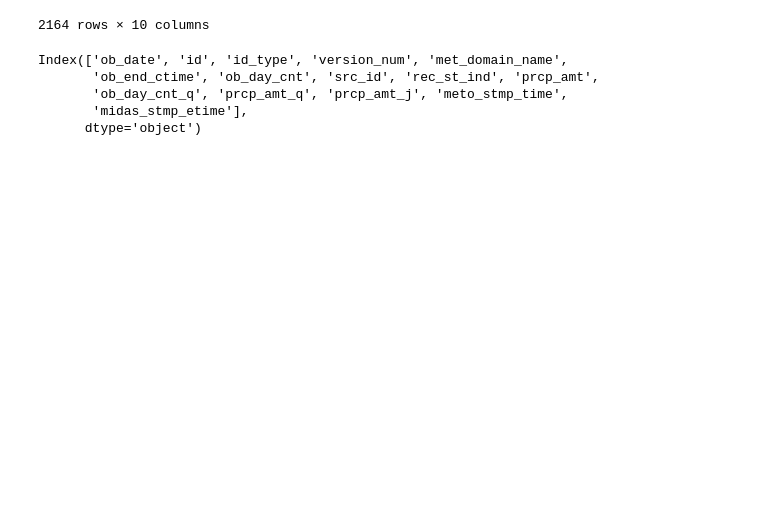
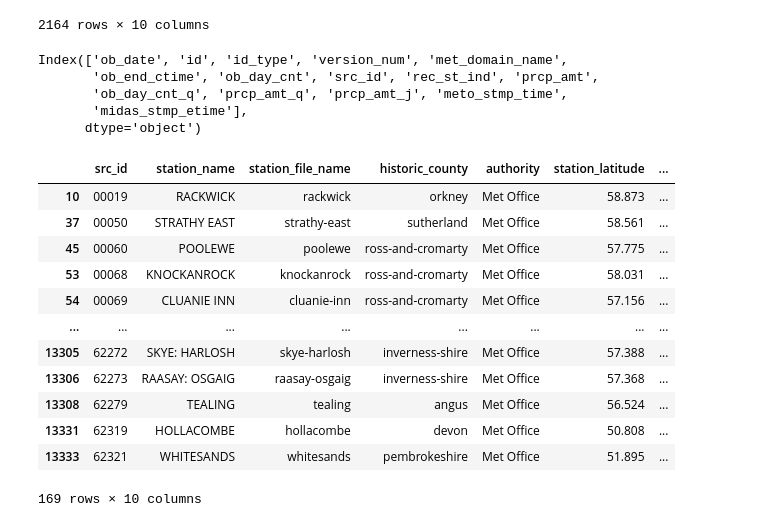
Before and after one commit to shakurahmadd/epoch, a Jupyter notebook: ingestion/ingestion.ipynb, the cells around one changed output. Cells and saved outputs as stored; diff of their text form; code cells hidden in the pictures; blank space fills up the shorter version.

```diff
--- a/ingestion/ingestion.ipynb
+++ b/ingestion/ingestion.ipynb
@@ -208,3 +208,20 @@ Index(['ob_date', 'id', 'id_type', 'version_num', 'met_domain_name',
        'ob_day_cnt_q', 'prcp_amt_q', 'prcp_amt_j', 'meto_stmp_time',
        'midas_stmp_etime'],
       dtype='object')
+# %%
+rain_df = rain_df[rain_df['src_id'].isin(meta_data_pd['src_id'])]
+rain_df
+# %% [output]
+|  | src_id | station_name | station_file_name | historic_county | authority | station_latitude | ... |
+| 10 | 00019 | RACKWICK | rackwick | orkney | Met Office | 58.873 | ... |
+| 37 | 00050 | STRATHY EAST | strathy-east | sutherland | Met Office | 58.561 | ... |
+| 45 | 00060 | POOLEWE | poolewe | ross-and-cromarty | Met Office | 57.775 | ... |
+| 53 | 00068 | KNOCKANROCK | knockanrock | ross-and-cromarty | Met Office | 58.031 | ... |
+| 54 | 00069 | CLUANIE INN | cluanie-inn | ross-and-cromarty | Met Office | 57.156 | ... |
+| ... | ... | ... | ... | ... | ... | ... | ... |
+| 13305 | 62272 | SKYE: HARLOSH | skye-harlosh | inverness-shire | Met Office | 57.388 | ... |
+| 13306 | 62273 | RAASAY: OSGAIG | raasay-osgaig | inverness-shire | Met Office | 57.368 | ... |
+| 13308 | 62279 | TEALING | tealing | angus | Met Office | 56.524 | ... |
+| 13331 | 62319 | HOLLACOMBE | hollacombe | devon | Met Office | 50.808 | ... |
+| 13333 | 62321 | WHITESANDS | whitesands | pembrokeshire | Met Office | 51.895 | ... |
+169 rows × 10 columns
```
Also changed, not shown: 2 other files.
